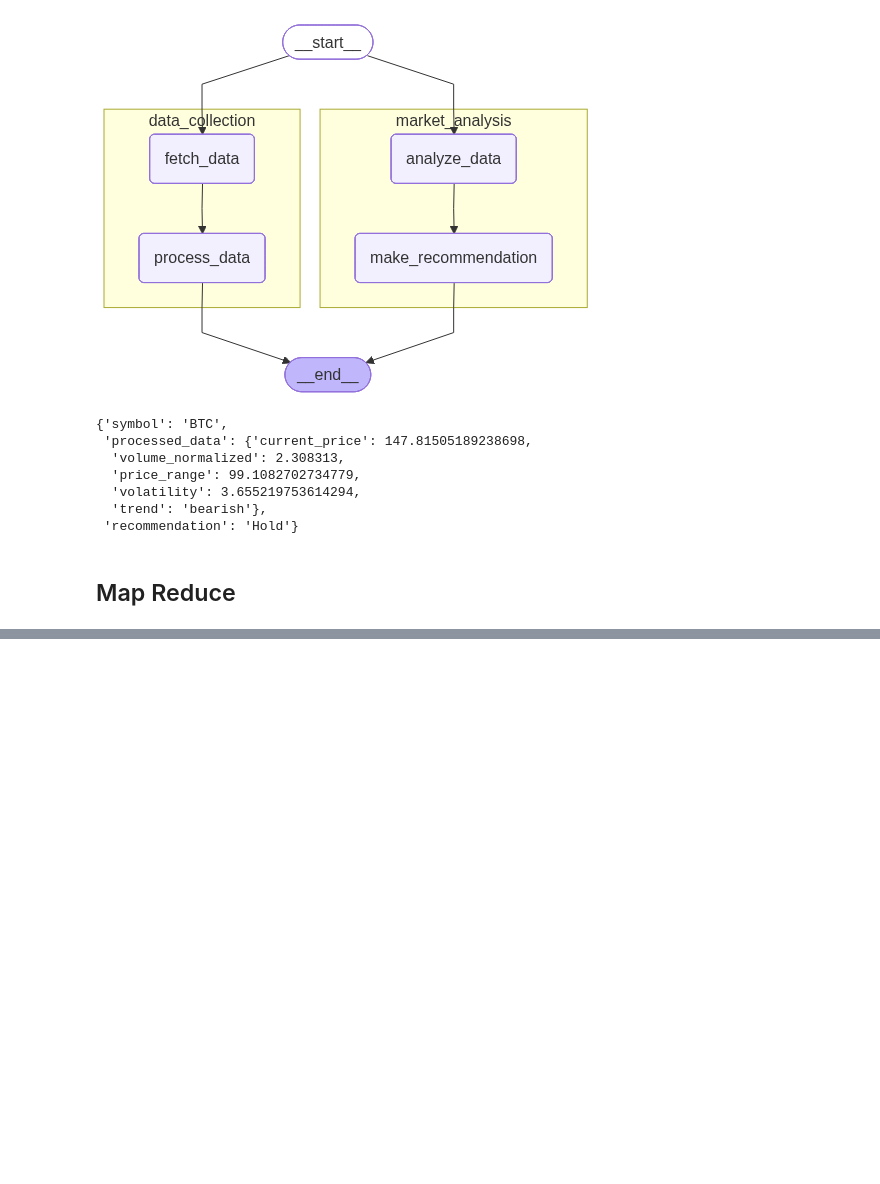
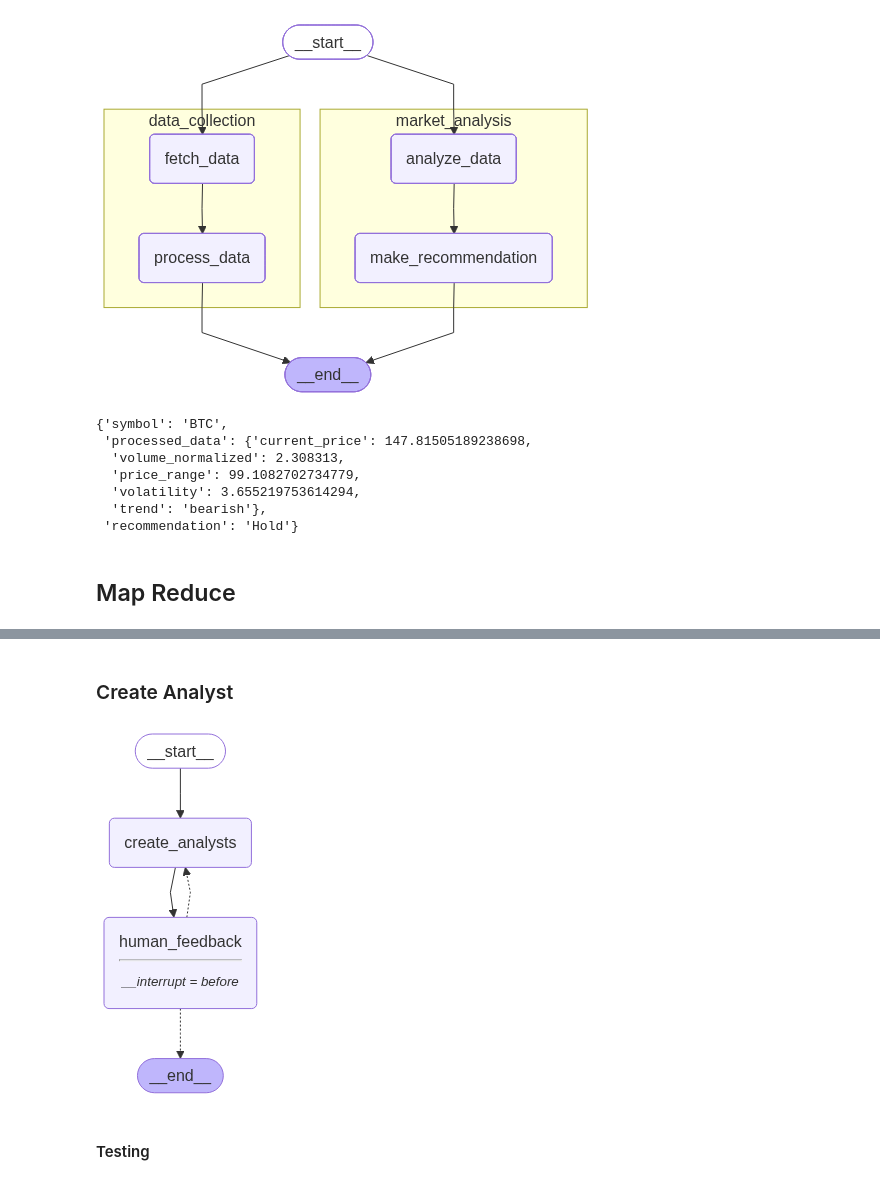
Before and after one commit to DerrickVericho/LLM-Portofolio, a Jupyter notebook: notebook/langgraph.ipynb, the cells around one changed output, grey strips where cells are left out. Saved outputs shown, nothing was run; the diff lists cells and outputs as text; code cells hidden in the pictures; blank space fills up the shorter version.

```diff
--- a/notebook/langgraph.ipynb
+++ b/notebook/langgraph.ipynb
@@ -2833,0 +2944,2 @@ graph.invoke({"symbol": "BTC"}, config=config)
+# %% [markdown]
+### Create Analyst
@@ -2833,0 +2982,39 @@ graph.invoke({"symbol": "BTC"}, config=config)
+# %%
+def create_analysts(state: GenerateAnalystState):
+    topic = state["topic"]
+    max_analyst = state["max_analyst"]
+    human_analyst_feedback = state.get("human_analyst_feedback", "")
+
+    system_prompt = analyst_instructions.format(topic=topic, max_analysts=max_analyst, human_analyst_feedback=human_analyst_feedback)
+    response = model.with_structured_output(AnalystStructuredOutput).invoke([SystemMessage(content=system_prompt)] + [HumanMessage(content='Generate the analyst in lists')])
+
+    return {"analysts": response.analysts}
+
+
+def human_feedback(state: GenerateAnalystState):
+    pass
+
+
+def should_continue(state: GenerateAnalystState):
+    human_feedback = state.get("human_analyst_feedback", None)
+
+    if human_feedback:
+        return "create_analysts"
+
+    return END
+
+builder = StateGraph(GenerateAnalystState)
+builder.add_node("create_analysts", create_analysts)
+builder.add_node("human_feedback", human_feedback)
+
+builder.add_edge(START, "create_analysts")
+builder.add_edge("create_analysts", "human_feedback")
+builder.add_conditional_edges("human_feedback", should_continue, ["create_analysts", END])
+
+memory = MemorySaver()
+graph = builder.compile(interrupt_before=["human_feedback"], checkpointer=memory)
+Image(graph.get_graph().draw_mermaid_png())
+# %% [output]
+[figure, added]
+# %% [markdown]
+#### Testing
```
Also changed, not shown: parts of 48 cells of this notebook, 2 other files.
